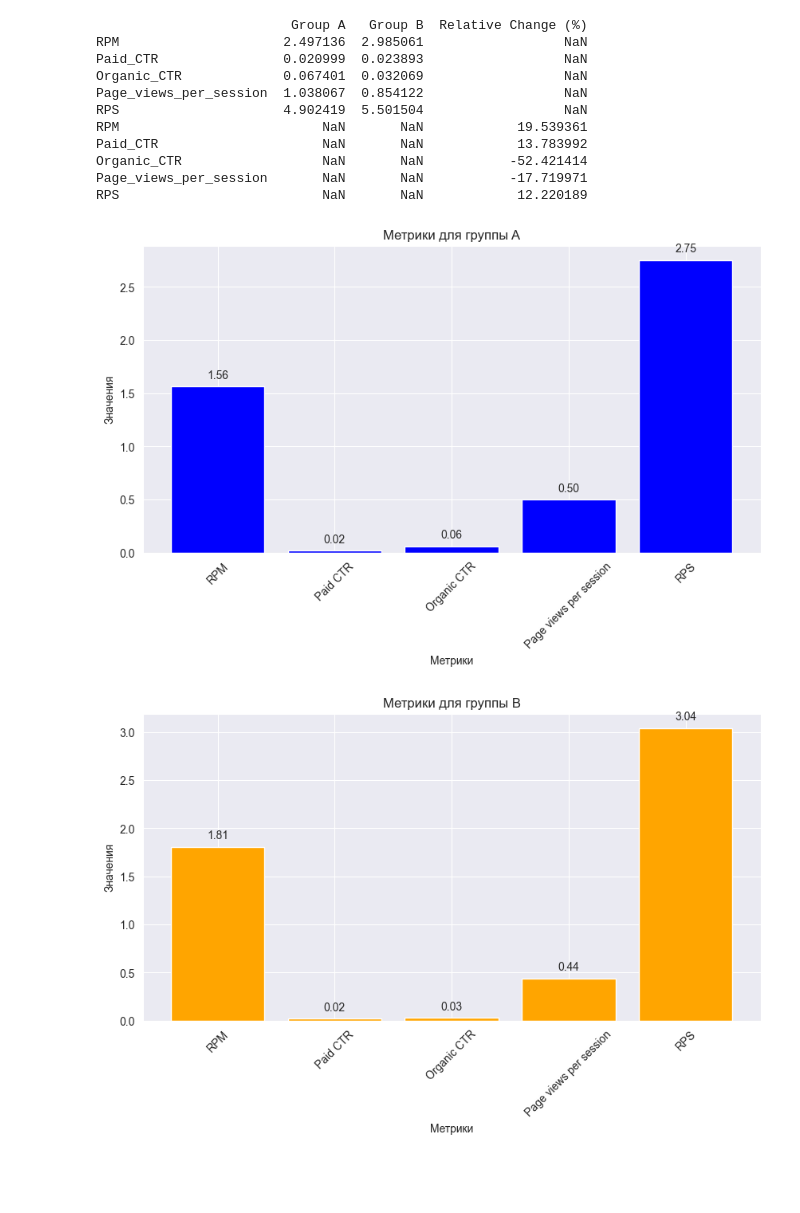
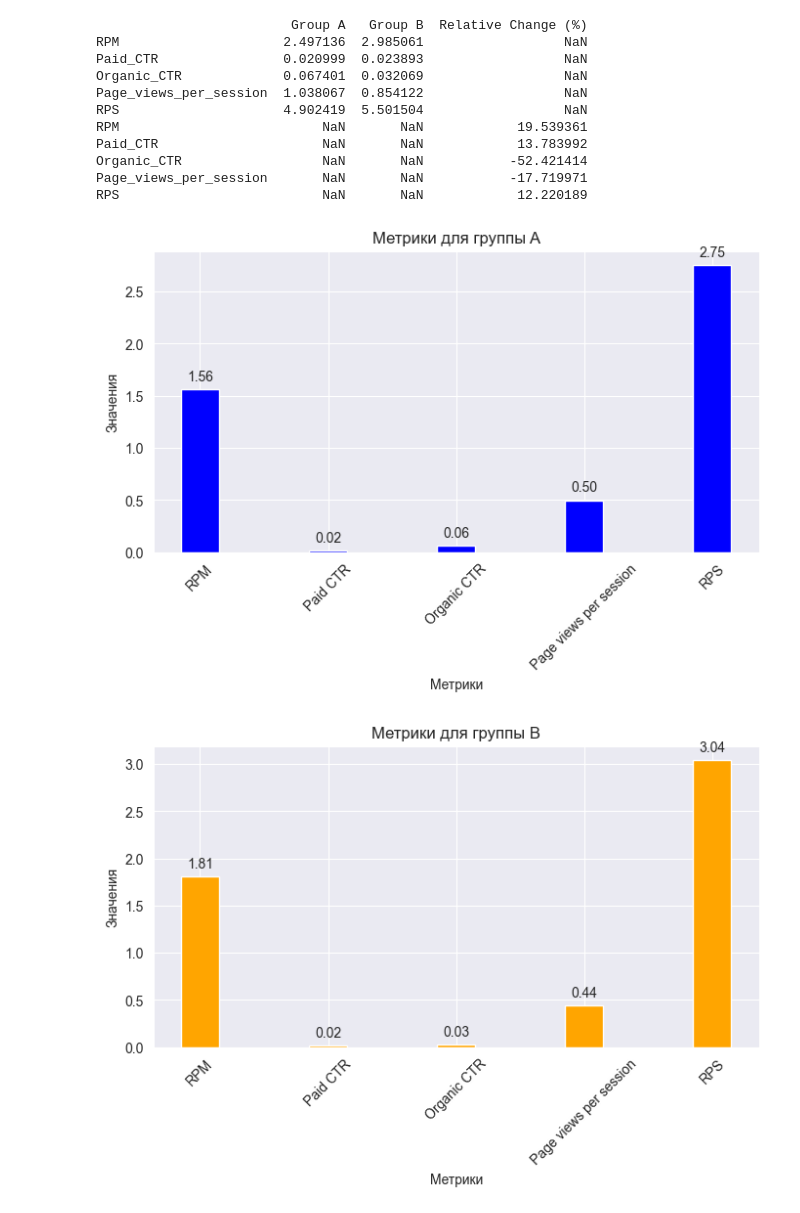
Before and after one commit to Ascorbinushka/A_B-test-S, a Jupyter notebook: end-to-end_project/marketpele_ab_test.ipynb, the cells around one changed output. Cells and saved outputs as stored; diff of their text form; code cells hidden in the pictures; blank space fills up the shorter version.

```diff
--- a/end-to-end_project/marketpele_ab_test.ipynb
+++ b/end-to-end_project/marketpele_ab_test.ipynb
@@ -271,27 +271,27 @@ RPS_b = (group_b['revenue'].sum() / group_b['sessions'].sum())* 1000
 # %%
 # Определение метрик и соответствующих значений
 metrics = ['RPM', 'Paid CTR', 'Organic CTR', 'Page views per session', 'RPS']
 values_a = [rpm_a, Paid_CTR_a, Organic_CTR_a, Page_views_per_session_a, RPS_a]
 values_b = [rpm_b, Paid_CTR_b, Organic_CTR_b, Page_views_per_session_b, RPS_b]
 
 # Функция для построения диаграммы
 def plot_bar_chart(values, group_name, color):
-    plt.figure(figsize=(10, 5))
-    plt.bar(metrics, values, color=color)
+    plt.figure(figsize=(8, 4))
+    plt.bar(metrics, values, color=color, width=0.3)
     plt.xlabel('Метрики')
     plt.ylabel('Значения')
     plt.title(f'Метрики для группы {group_name}')
     plt.xticks(rotation=45)
 
     # Добавление значений над столбцами
     for i, value in enumerate(values):
         plt.text(i, value + (0.02 * max(values)), f'{value:.2f}', ha='center', va='bottom')
 
     plt.show()
 
 # Построение диаграмм для групп A и B
 plot_bar_chart(values_a, 'A', 'blue')
 plot_bar_chart(values_b, 'B', 'orange')
 # %% [output]
-[figure, old version]
+[figure, new version]
-[figure, old version]
+[figure, new version]
```
